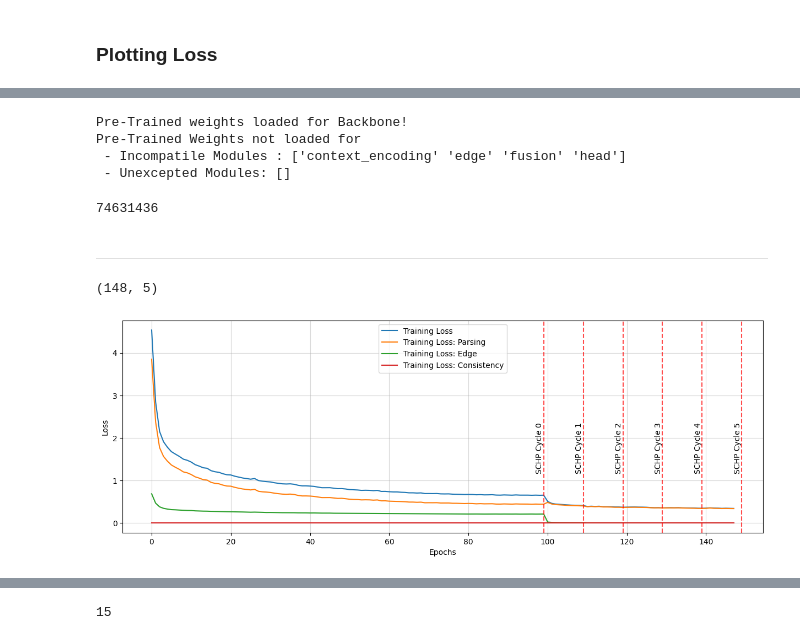
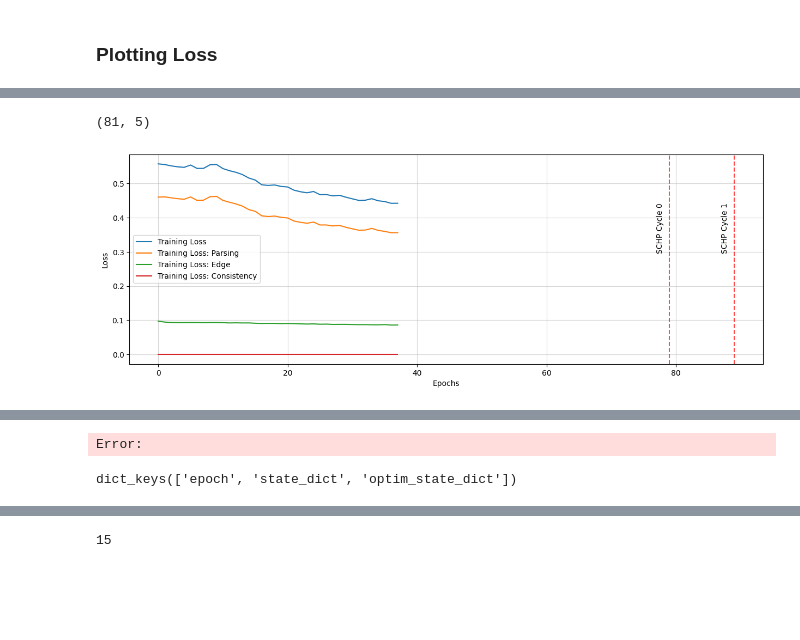
Before and after one commit to JelinR/Self-Correction-Human-Parsing, a Jupyter notebook: rough_work.ipynb, the cells around one changed output, grey strips where cells are left out. Saved outputs shown, nothing was run; the diff lists cells and outputs as text; code cells hidden in the pictures; blank space fills up the shorter version.

```diff
--- a/rough_work.ipynb
+++ b/rough_work.ipynb
@@ -728,17 +741,3 @@ OrderedDict([('Background', 76.27990591782726),
-# %%
-from networks.ResNeSt_SCHP import ResNeSt101, ResNeSt101_dilate_2, ResNeSt101_dilate_1
-from networks.SegFormer_SCHP import segformer_mit_b4, segformer_b4_ce2p, segformer_b4_mixed
-
-model = segformer_b4_mixed()
-sum(p.numel() for p in model.parameters())
-# %% [output]
-Pre-Trained weights loaded for Backbone!
-Pre-Trained Weights not loaded for
- - Incompatile Modules : ['context_encoding' 'edge' 'fusion' 'head']
- - Unexcepted Modules: []
-74631436
-# %% [markdown]
---------
 # %%
 import matplotlib.pyplot as plt
 import numpy as np
@@ -779,9 +778,13 @@ path = "/mnt/Self-Correction-Human-Parsing/log/schp_stand/loss_per_epoch.txt"
 #path = "/mnt/Self-Correction-Human-Parsing/log/resnest/resnest_101_dilate_2/loss_per_epoch.txt"
 #path = "/mnt/Self-Correction-Human-Parsing/log/resnest/resnest_101_dilate_1/loss_per_epoch.txt"
 
-#path = "/mnt/Self-Correction-Human-Parsing/log/segformer/mit_b4/loss_per_epoch.txt"
+path = "/mnt/Self-Correction-Human-Parsing/log/segformer/mit_b4/loss_per_epoch.txt"
 #path = "/mnt/Self-Correction-Human-Parsing/log/segformer/b4_ce2p/loss_per_epoch.txt"
-path = "/mnt/Self-Correction-Human-Parsing/log/segformer/b4_mixed/loss_per_epoch.txt"
+# path = "/mnt/Self-Correction-Human-Parsing/log/segformer/b4_mixed/loss_per_epoch.txt"
+path = "/mnt/Self-Correction-Human-Parsing/log/segformer/mit_b4_finetune/phase_1/loss_per_epoch.txt"
+path = "/mnt/Self-Correction-Human-Parsing/log/segformer/mit_b4_finetune/phase_2/loss_per_epoch.txt"
+
+# path = "/mnt/Self-Correction-Human-Parsing/log/segformer_small/mit_b4/loss_per_epoch.txt"
 
 with open(path, "r") as f:
     data = f.readlines()
@@ -789,7 +792,7 @@ with open(path, "r") as f:
 data = np.array([[float(elem) for elem in row.strip().split(",")] for row in data])#[:157]
 data.shape
 # %% [output]
-(148, 5)
+(81, 5)
 # %%
 # data[:6]
 # %%
@@ -799,31 +802,31 @@ data[:, 1] = data[:, [2, 3, 4]].sum(axis=1)
 # %%
 fig, ax = plt.subplots(1, 1, figsize=(15, 5))
 
-#data = data[:77]
+data = data[:38]
 
 #data = np.nan_to_num(data, nan=0.0)
 
 
 ax.plot(data[:, 0], data[:, 1], label="Training Loss")
 ax.plot(data[:, 0], data[:, 2], label="Training Loss: Parsing")
 ax.plot(data[:, 0], data[:, 3], label="Training Loss: Edge")
 ax.plot(data[:, 0], data[:, 4], label="Training Loss: Consistency")
 
-num_cycles = 6
-schp_start_cycle = 99
+num_cycles = 2
+schp_start_cycle = 79
 epochs_per_cycle = 10
 schp_end_cycle = schp_start_cycle + num_cycles * epochs_per_cycle
 for count, line_x in enumerate(np.arange(schp_start_cycle, schp_end_cycle, epochs_per_cycle)):
 
     ax.axvline(line_x, linestyle="dashed", alpha=0.7, color="red")
-    ax.text(line_x-2, 1.2, f"SCHP Cycle {count}", rotation=90)
+    ax.text(line_x-2, 0.3, f"SCHP Cycle {count}", rotation=90)
 
 plt.grid(True, alpha=0.5)
 plt.legend()
 plt.xlabel("Epochs")
 plt.ylabel("Loss")
 plt.show()
 
 print(f"Total Loss at epoch {len(data)}: {data[-1, 1]}")
 # %% [output]
-[figure, old version]
+[figure, new version]
@@ -830,0 +834,9 @@ Total Loss at epoch 148: 0.3421841417439282
+Error:
+# %%
+import torch
+
+path = "/mnt/Self-Correction-Human-Parsing/log/segformer_small/mit_b4/checkpoint.pth.tar"
+check = torch.load(path)
+check.keys()
+# %% [output]
+dict_keys(['epoch', 'state_dict', 'optim_state_dict'])
```
Also changed, not shown: parts of 54 cells of this notebook, 7 other files.
